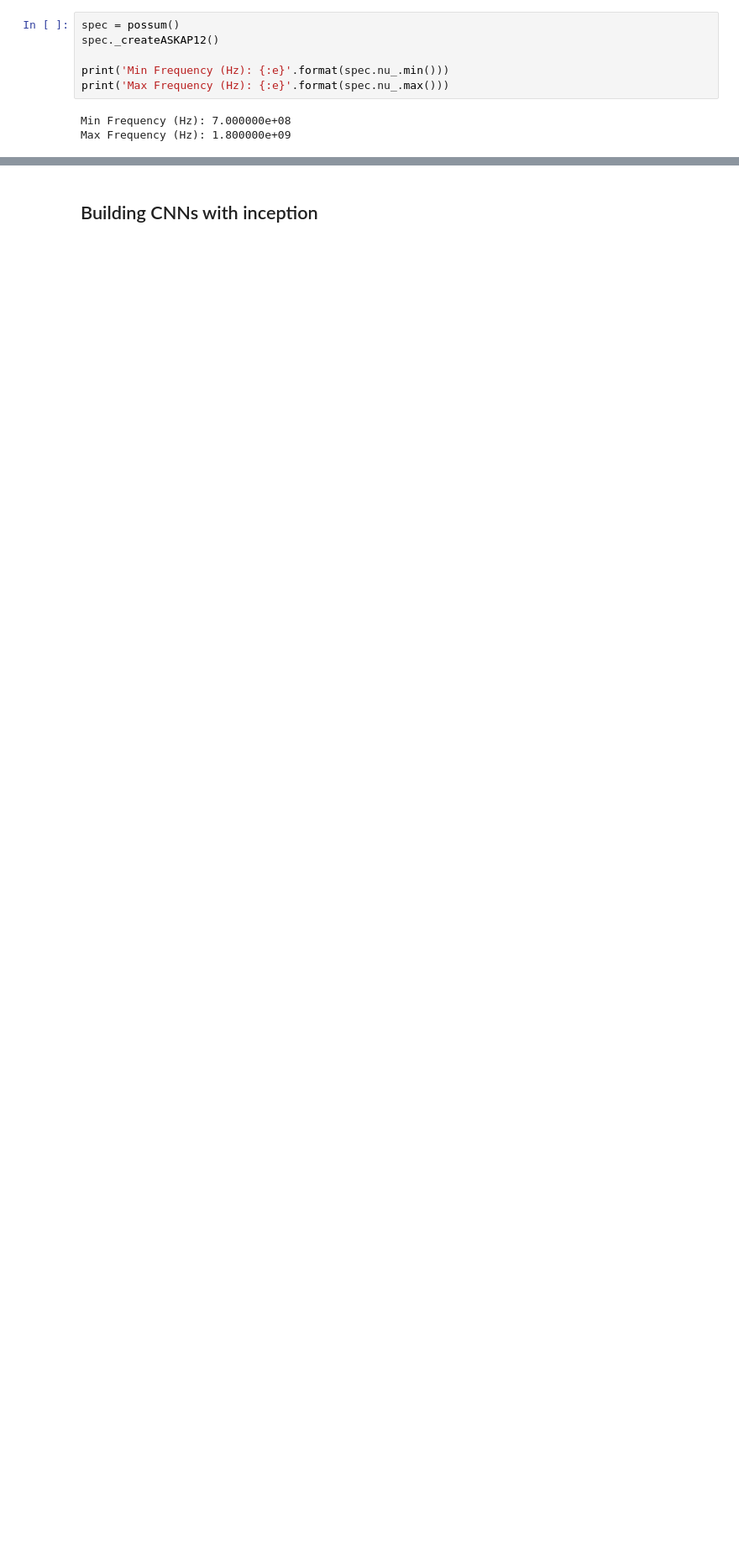
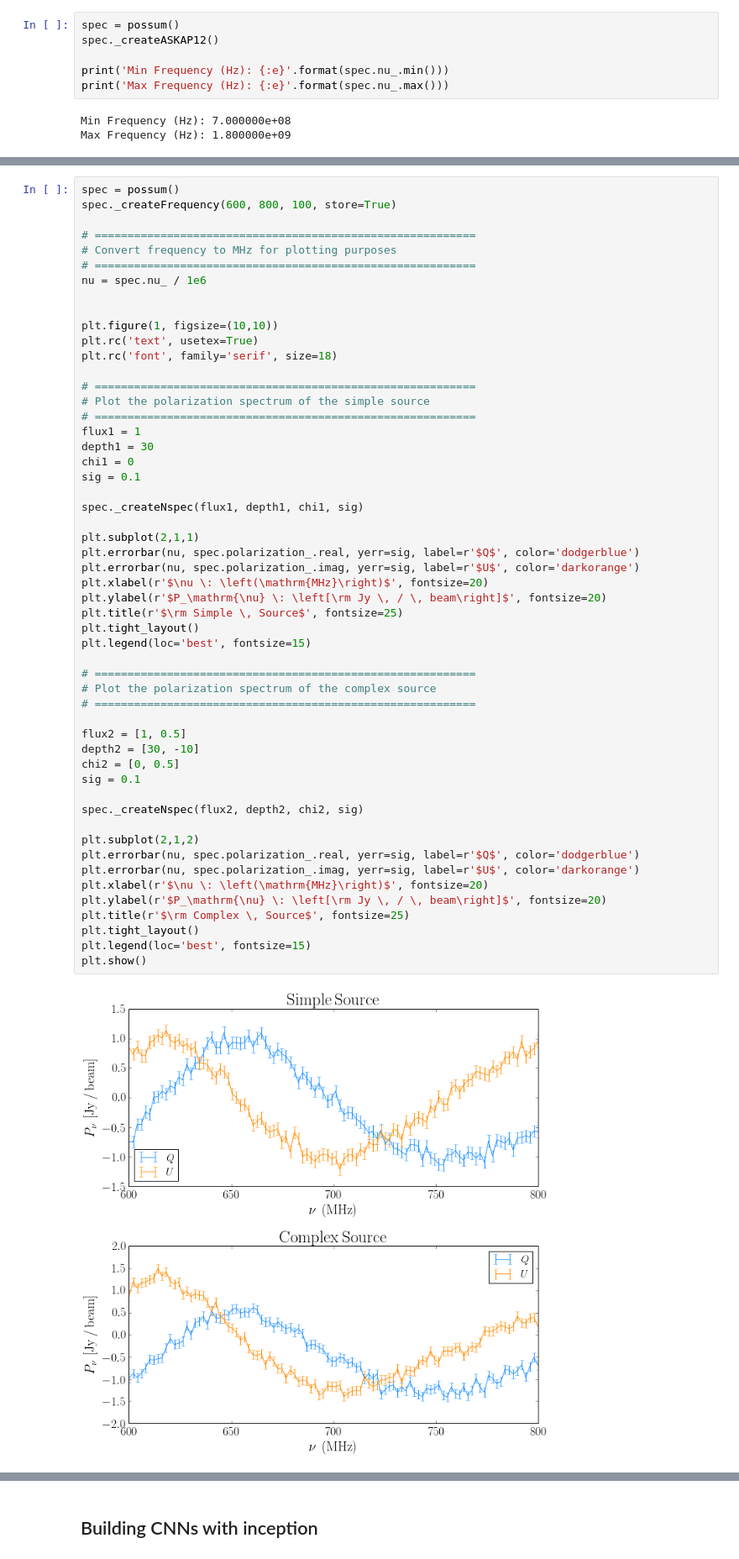
Before and after one commit to sheabrown/faraday_complexity, a Jupyter notebook: final/How2Guide.ipynb, the cells around one changed output, grey strips where cells are left out. Shown at 84% size. Saved outputs shown, nothing was run; the diff lists cells and outputs as text; blank space fills up the shorter version.

Commit message:
updates to tutorial; change to _createFrequency to allow for storing

```diff
--- a/final/How2Guide.ipynb
+++ b/final/How2Guide.ipynb
@@ -37,0 +50,55 @@ Max Frequency (Hz): 1.800000e+09
+# %%
+spec = possum()
+spec._createFrequency(600, 800, 100, store=True)
+
+# ==========================================================
+# Convert frequency to MHz for plotting purposes
+# ==========================================================
+nu = spec.nu_ / 1e6
+
+
+plt.figure(1, figsize=(10,10))
+plt.rc('text', usetex=True)
+plt.rc('font', family='serif', size=18)
+
+# ==========================================================
+# Plot the polarization spectrum of the simple source
+# ==========================================================
+flux1 = 1
+depth1 = 30
+chi1 = 0
+sig = 0.1
+
+spec._createNspec(flux1, depth1, chi1, sig)
+
+plt.subplot(2,1,1)
+plt.errorbar(nu, spec.polarization_.real, yerr=sig, label=r'$Q$', color='dodgerblue')
+plt.errorbar(nu, spec.polarization_.imag, yerr=sig, label=r'$U$', color='darkorange')
+plt.xlabel(r'$\nu \: \left(\mathrm{MHz}\right)$', fontsize=20)
+plt.ylabel(r'$P_\mathrm{\nu} \: \left[\rm Jy \, / \, beam\right]$', fontsize=20)
+plt.title(r'$\rm Simple \, Source$', fontsize=25)
+plt.tight_layout()
+plt.legend(loc='best', fontsize=15)
+
+# ==========================================================
+# Plot the polarization spectrum of the complex source
+# ==========================================================
+
+flux2 = [1, 0.5]
+depth2 = [30, -10]
+chi2 = [0, 0.5]
+sig = 0.1
+
+spec._createNspec(flux2, depth2, chi2, sig)
+
+plt.subplot(2,1,2)
+plt.errorbar(nu, spec.polarization_.real, yerr=sig, label=r'$Q$', color='dodgerblue')
+plt.errorbar(nu, spec.polarization_.imag, yerr=sig, label=r'$U$', color='darkorange')
+plt.xlabel(r'$\nu \: \left(\mathrm{MHz}\right)$', fontsize=20)
+plt.ylabel(r'$P_\mathrm{\nu} \: \left[\rm Jy \, / \, beam\right]$', fontsize=20)
+plt.title(r'$\rm Complex \, Source$', fontsize=25)
+plt.tight_layout()
+plt.legend(loc='best', fontsize=15)
+plt.show()
+# %% [output]
+[figure, added]
```
Also changed, not shown: parts of 11 cells of this notebook, 1 other file.
